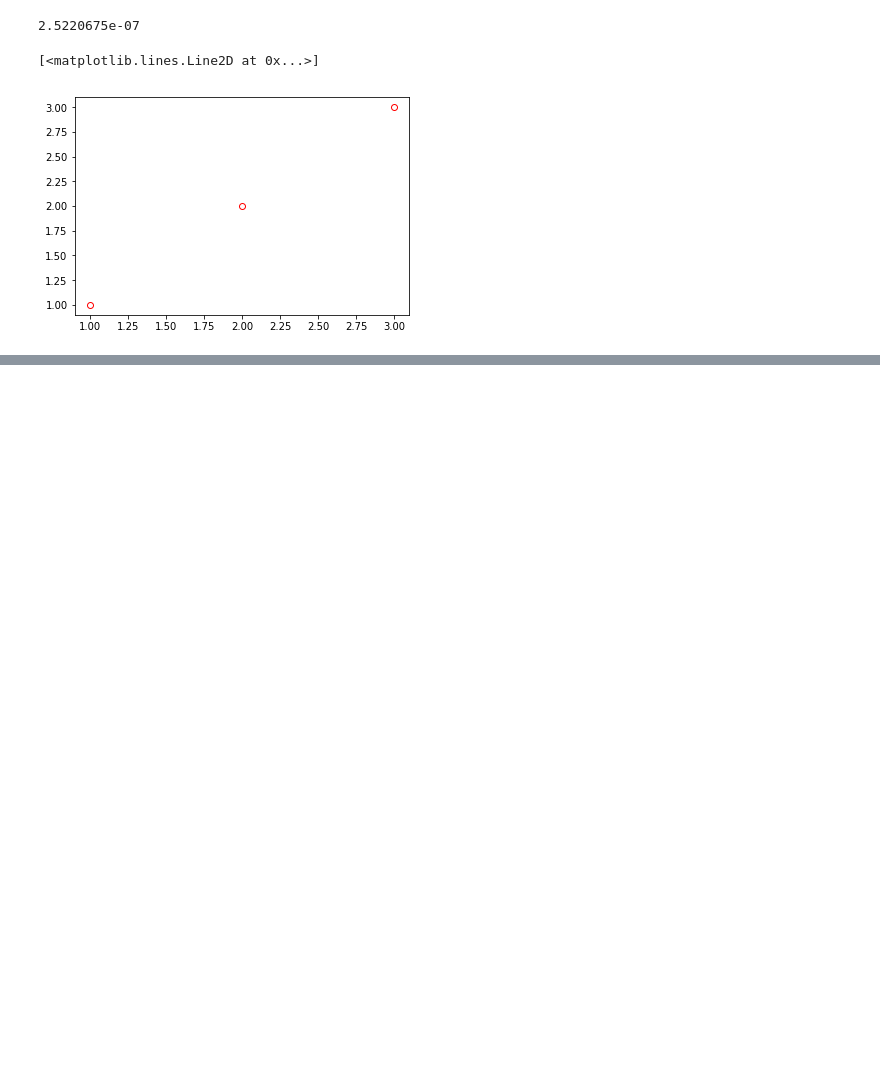
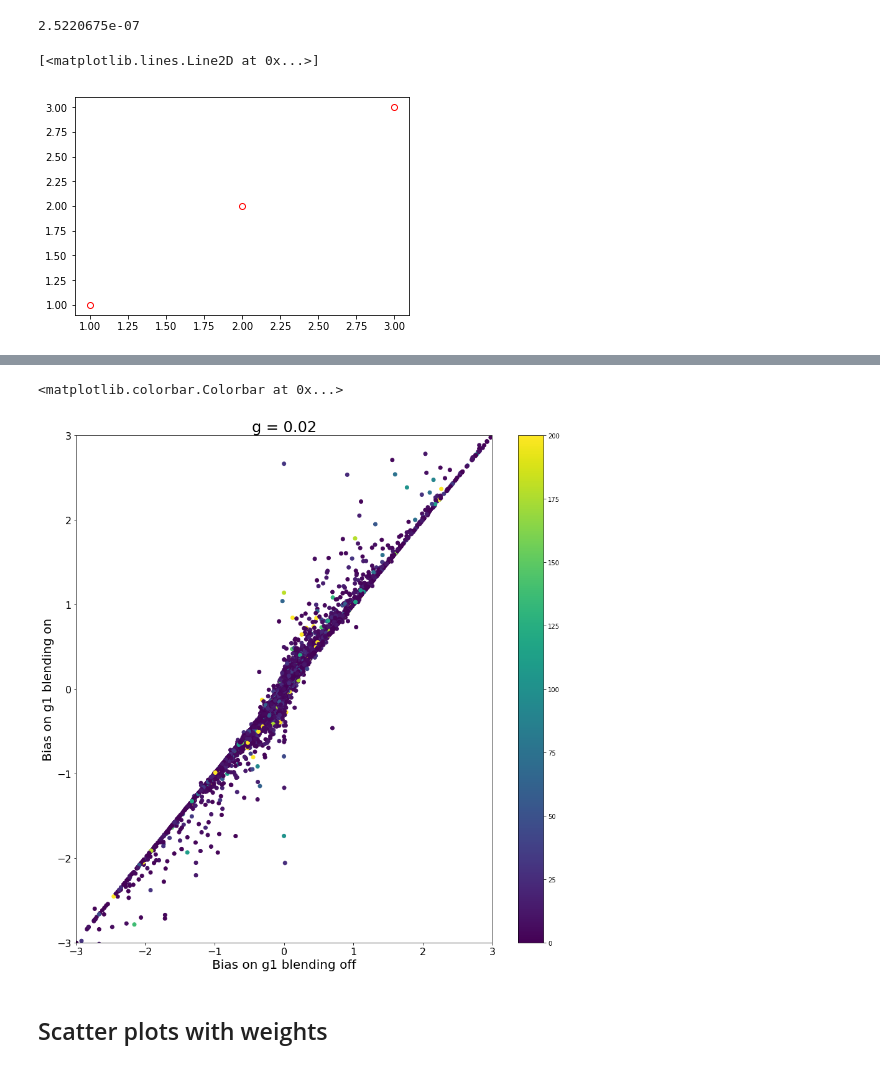
Before and after one commit to ismael-mendoza/wld_code, a Jupyter notebook: resolve_BootHists.ipynb, the cells around one changed output, grey strips where cells are left out. Cells and saved outputs as stored; diff of their text form; code cells hidden in the pictures; blank space fills up the shorter version.

```diff
--- a/resolve_BootHists.ipynb
+++ b/resolve_BootHists.ipynb
@@ -610,0 +633,17 @@ plt.plot([1,2,3], [1,2,3], "o", markerfacecolor='None', color='r')
+# %%
+# g = 0.02
+plt.figure(figsize=(15,15))
+cat = scats[8]
+plt.scatter(cat['bias_g1'], cat['bias_g1_grp'], c=cat['grp_size'], vmin=0, vmax=200)
+plt.xlim(-3, 3)
+plt.ylim(-3, 3)
+plt.title("g = 0.02", size= 24)
+plt.xlabel('Bias on g1 blending off', size=20)
+plt.ylabel('Bias on g1 blending on', size=20)
+plt.tick_params(axis='both', which='major', labelsize=16)
+plt.colorbar()
+# %% [output]
+<matplotlib.colorbar.Colorbar at 0x...>
+[figure, added]
+# %% [markdown]
+## Scatter plots with weights
```
Also changed, not shown: parts of 15 cells of this notebook, 2 other files.
